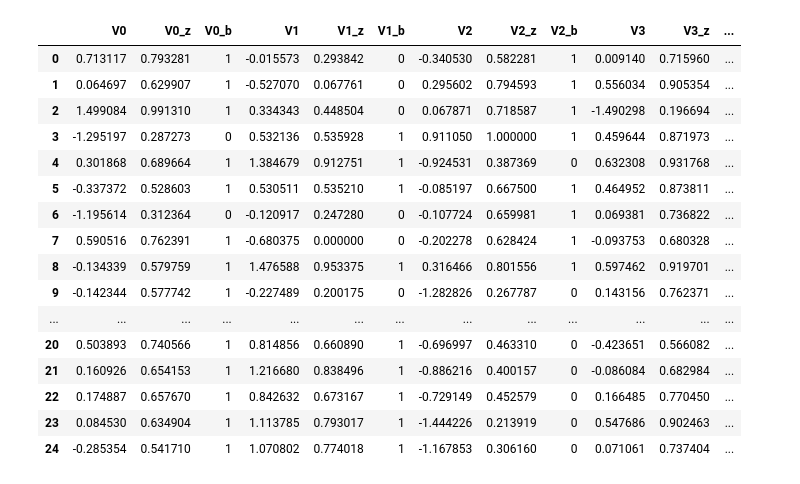
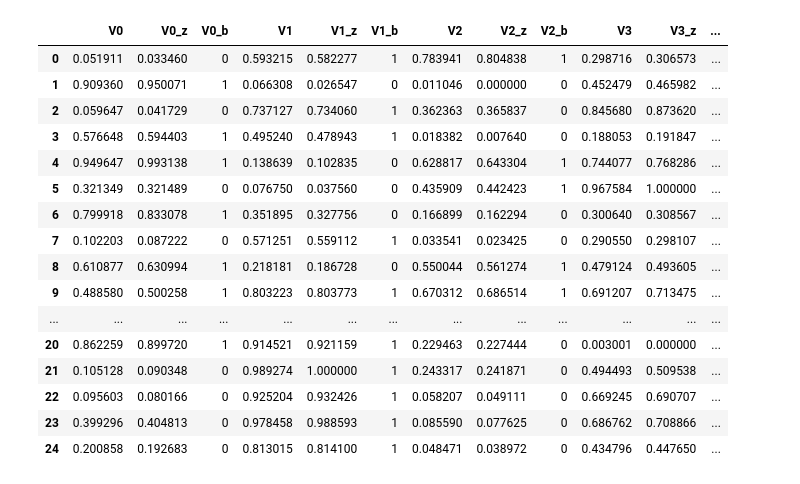
Before and after one commit to npiccolotto/undrground-tubes, a Jupyter notebook: eval/dataset/datasets.ipynb, the cells around one changed output. Drawn from its saved outputs; the diff is of its cells as text; code cells hidden in the pictures.

Commit message:
do individual uniform sampling instead

```diff
--- a/eval/dataset/datasets.ipynb
+++ b/eval/dataset/datasets.ipynb
@@ -38,6 +38,11 @@ set_names = list(map(lambda i: f"S{i}", range(NUM_SETS)))
 # %%
 def mvnorm(means, sds, size=10, random_state=None):
     dist = sps.multivariate_normal(means, sds)
+    return dist.rvs(size=size, random_state=random_state)
+
+
+def uniform(loc=0, scale=1, size=10, random_state=None):
+    dist = sps.uniform(loc=loc, scale=scale)
     return dist.rvs(size=size, random_state=random_state)
 
 
@@ -142,26 +192,24 @@ def make_dataset(
 # %%
-dataset = make_dataset(
-cluster2_shift_direction=[0, 1, -1, 0]
-)
+dataset = make_dataset(cluster2_shift_direction=[0, 1, -1, 0])
 dataset
 # %% [output]
 |  | V0 | V0_z | V0_b | V1 | V1_z | V1_b | V2 | V2_z | V2_b | V3 | V3_z | ... |
-| 0 | 0.713117 | 0.793281 | 1 | -0.015573 | 0.293842 | 0 | -0.340530 | 0.582281 | 1 | 0.009140 | 0.715960 | ... |
-| 1 | 0.064697 | 0.629907 | 1 | -0.527070 | 0.067761 | 0 | 0.295602 | 0.794593 | 1 | 0.556034 | 0.905354 | ... |
-| 2 | 1.499084 | 0.991310 | 1 | 0.334343 | 0.448504 | 0 | 0.067871 | 0.718587 | 1 | -1.490298 | 0.196694 | ... |
-| 3 | -1.295197 | 0.287273 | 0 | 0.532136 | 0.535928 | 1 | 0.911050 | 1.000000 | 1 | 0.459644 | 0.871973 | ... |
-| 4 | 0.301868 | 0.689664 | 1 | 1.384679 | 0.912751 | 1 | -0.924531 | 0.387369 | 0 | 0.632308 | 0.931768 | ... |
-| 5 | -0.337372 | 0.528603 | 1 | 0.530511 | 0.535210 | 1 | -0.085197 | 0.667500 | 1 | 0.464952 | 0.873811 | ... |
-| 6 | -1.195614 | 0.312364 | 0 | -0.120917 | 0.247280 | 0 | -0.107724 | 0.659981 | 1 | 0.069381 | 0.736822 | ... |
-| 7 | 0.590516 | 0.762391 | 1 | -0.680375 | 0.000000 | 0 | -0.202278 | 0.628424 | 1 | -0.093753 | 0.680328 | ... |
-| 8 | -0.134339 | 0.579759 | 1 | 1.476588 | 0.953375 | 1 | 0.316466 | 0.801556 | 1 | 0.597462 | 0.919701 | ... |
-| 9 | -0.142344 | 0.577742 | 1 | -0.227489 | 0.200175 | 0 | -1.282826 | 0.267787 | 0 | 0.143156 | 0.762371 | ... |
+| 0 | 0.051911 | 0.033460 | 0 | 0.593215 | 0.582277 | 1 | 0.783941 | 0.804838 | 1 | 0.298716 | 0.306573 | ... |
+| 1 | 0.909360 | 0.950071 | 1 | 0.066308 | 0.026547 | 0 | 0.011046 | 0.000000 | 0 | 0.452479 | 0.465982 | ... |
+| 2 | 0.059647 | 0.041729 | 0 | 0.737127 | 0.734060 | 1 | 0.362363 | 0.365837 | 0 | 0.845680 | 0.873620 | ... |
+| 3 | 0.576648 | 0.594403 | 1 | 0.495240 | 0.478943 | 1 | 0.018382 | 0.007640 | 0 | 0.188053 | 0.191847 | ... |
+| 4 | 0.949647 | 0.993138 | 1 | 0.138639 | 0.102835 | 0 | 0.628817 | 0.643304 | 1 | 0.744077 | 0.768286 | ... |
+| 5 | 0.321349 | 0.321489 | 0 | 0.076750 | 0.037560 | 0 | 0.435909 | 0.442423 | 1 | 0.967584 | 1.000000 | ... |
+| 6 | 0.799918 | 0.833078 | 1 | 0.351895 | 0.327756 | 0 | 0.166899 | 0.162294 | 0 | 0.300640 | 0.308567 | ... |
+| 7 | 0.102203 | 0.087222 | 0 | 0.571251 | 0.559112 | 1 | 0.033541 | 0.023425 | 0 | 0.290550 | 0.298107 | ... |
+| 8 | 0.610877 | 0.630994 | 1 | 0.218181 | 0.186728 | 0 | 0.550044 | 0.561274 | 1 | 0.479124 | 0.493605 | ... |
+| 9 | 0.488580 | 0.500258 | 1 | 0.803223 | 0.803773 | 1 | 0.670312 | 0.686514 | 1 | 0.691207 | 0.713475 | ... |
 | ... | ... | ... | ... | ... | ... | ... | ... | ... | ... | ... | ... | ... |
-| 20 | 0.503893 | 0.740566 | 1 | 0.814856 | 0.660890 | 1 | -0.696997 | 0.463310 | 0 | -0.423651 | 0.566082 | ... |
-| 21 | 0.160926 | 0.654153 | 1 | 1.216680 | 0.838496 | 1 | -0.886216 | 0.400157 | 0 | -0.086084 | 0.682984 | ... |
-| 22 | 0.174887 | 0.657670 | 1 | 0.842632 | 0.673167 | 1 | -0.729149 | 0.452579 | 0 | 0.166485 | 0.770450 | ... |
-| 23 | 0.084530 | 0.634904 | 1 | 1.113785 | 0.793017 | 1 | -1.444226 | 0.213919 | 0 | 0.547686 | 0.902463 | ... |
-| 24 | -0.285354 | 0.541710 | 1 | 1.070802 | 0.774018 | 1 | -1.167853 | 0.306160 | 0 | 0.071061 | 0.737404 | ... |
+| 20 | 0.862259 | 0.899720 | 1 | 0.914521 | 0.921159 | 1 | 0.229463 | 0.227444 | 0 | 0.003001 | 0.000000 | ... |
+| 21 | 0.105128 | 0.090348 | 0 | 0.989274 | 1.000000 | 1 | 0.243317 | 0.241871 | 0 | 0.494493 | 0.509538 | ... |
+| 22 | 0.095603 | 0.080166 | 0 | 0.925204 | 0.932426 | 1 | 0.058207 | 0.049111 | 0 | 0.669245 | 0.690707 | ... |
+| 23 | 0.399296 | 0.404813 | 0 | 0.978458 | 0.988593 | 1 | 0.085590 | 0.077625 | 0 | 0.686762 | 0.708866 | ... |
+| 24 | 0.200858 | 0.192683 | 0 | 0.813015 | 0.814100 | 1 | 0.048471 | 0.038972 | 0 | 0.434796 | 0.447650 | ... |
 # %%
 sns.pairplot(dataset[var_names + ["cluster"]], hue="cluster")
 # %% [output]
```
Also changed, not shown: parts of 8 cells of this notebook, 9 other files.
